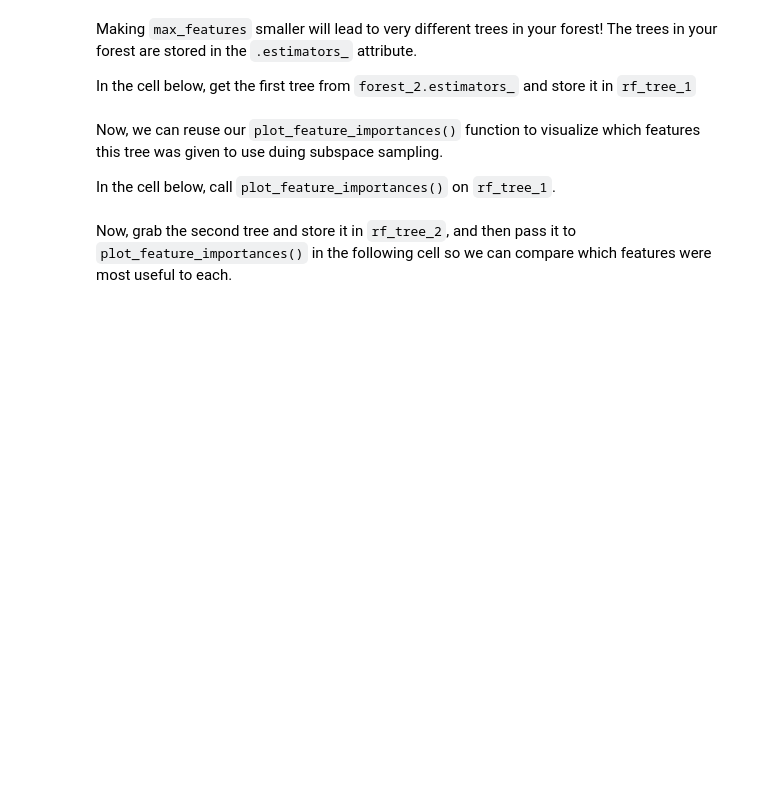
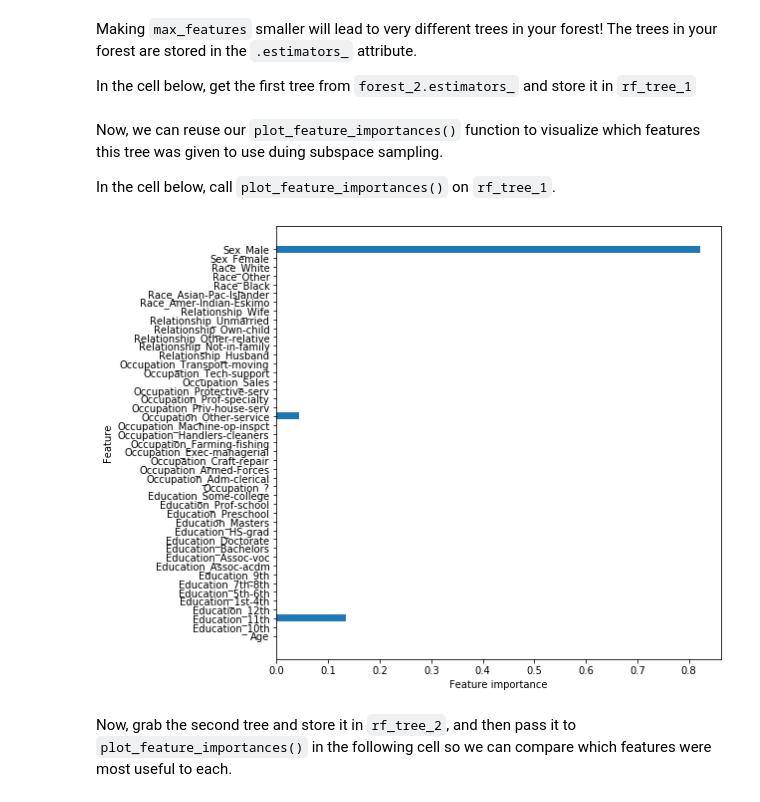
Before and after one commit to CaryMosley/dsc-tree-ensembles-random-forests-lab-nyc-ds-021720, a Jupyter notebook: index.ipynb, the cells around one changed output. Saved outputs shown, nothing was run; the diff lists cells and outputs as text; code cells hidden in the pictures; blank space fills up the shorter version.

```diff
--- a/index.ipynb
+++ b/index.ipynb
@@ -314,6 +314,9 @@ Now, we can reuse our `plot_feature_importances()` function to visualize which f
 In the cell below, call `plot_feature_importances()` on `rf_tree_1`.
 # %%
 # Feature importance
+plot_feature_importances(rf_tree_1)
+# %% [output]
+[figure, added]
 # %% [markdown]
 Now, grab the second tree and store it in `rf_tree_2`, and then pass it to `plot_feature_importances()` in the following cell so we can compare which features were most useful to each.
 # %%
```
